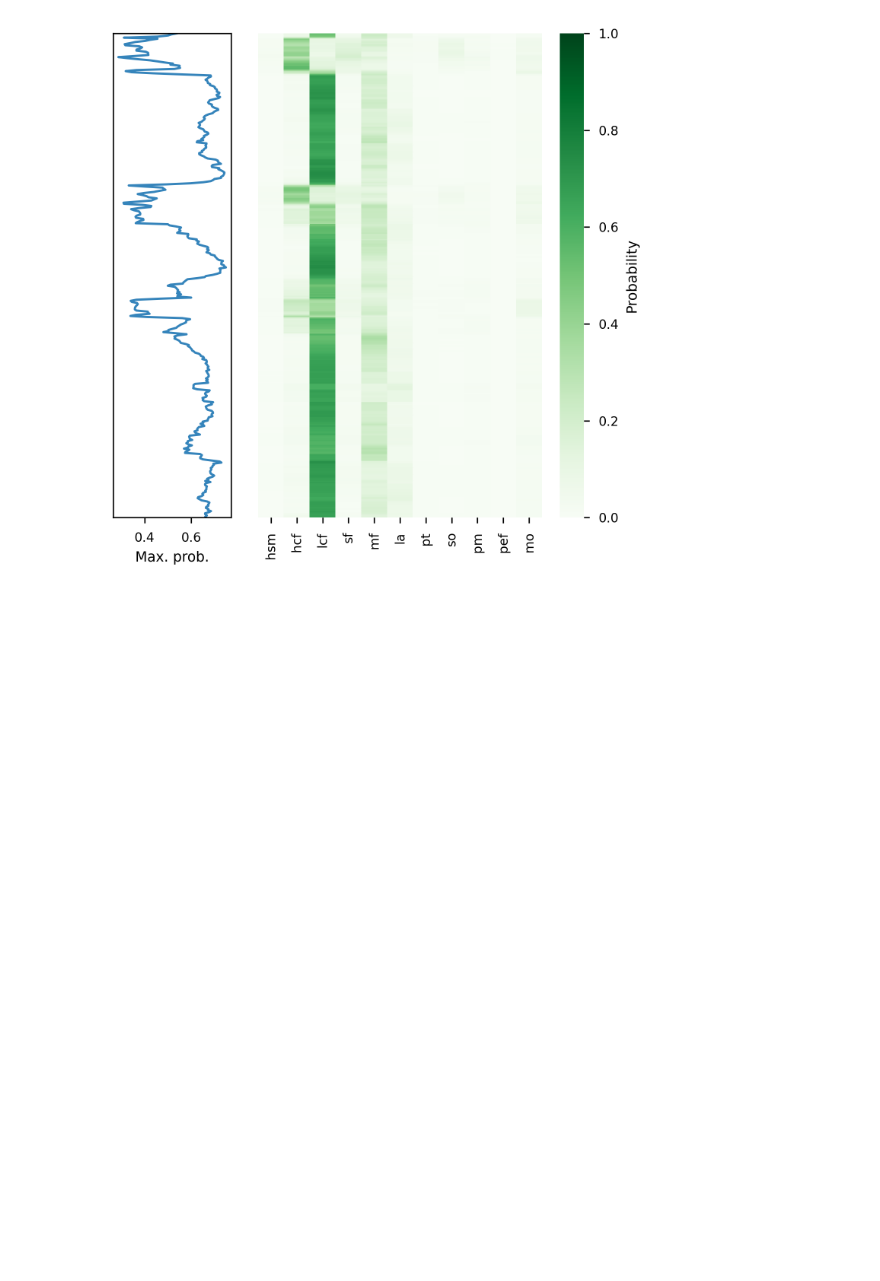
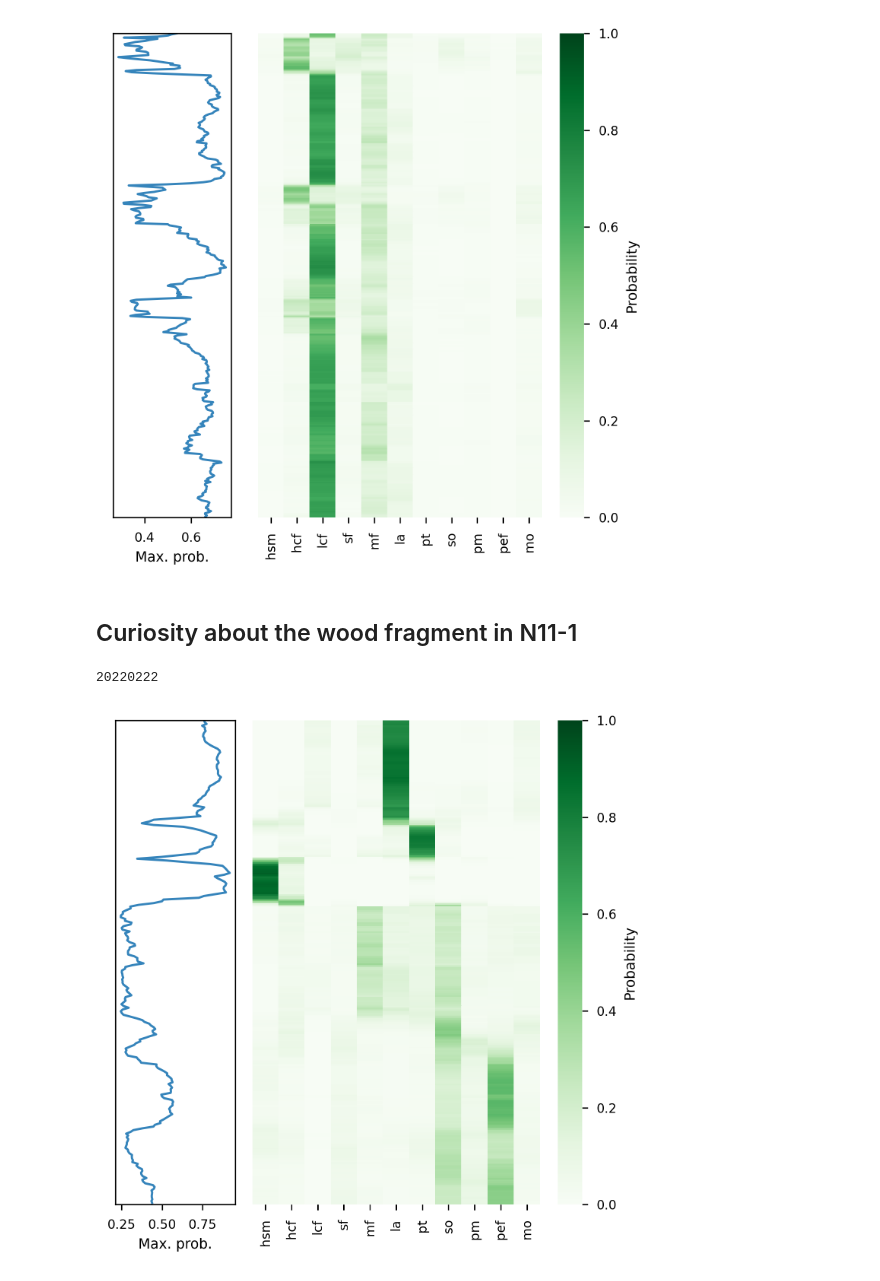
Before and after one commit to dispink/WASA-faciesXRF, a Jupyter notebook: ML_element_18.ipynb, the cells around one changed output. Saved outputs shown, nothing was run; the diff lists cells and outputs as text; code cells hidden in the pictures; blank space fills up the shorter version.

Commit message:
Check the probabilities in N11-1
It's just due to curiosity.
	modified:   ML_element_18.ipynb

```diff
--- a/ML_element_18.ipynb
+++ b/ML_element_18.ipynb
@@ -224,3 +224,26 @@ print(date)
 # %% [output]
 20220124
 [figure]
+# %% [markdown]
+## Curiosity about the wood fragment in N11-1
+# %%
+fig, axes = plt.subplots(1, 2, figsize=(5, 5), sharey='row', gridspec_kw={'width_ratios': [1, 3]})
+core_section = 'N11-1'
+X = compile_df.loc[compile_df.core_section == core_section, compile_df.columns[-11:]]
+
+axes[0].plot(X.apply(np.max, axis=1).values, range(len(X)), alpha=.9)
+axes[0].set_xlabel('Max. prob.')
+
+sns.heatmap(X, cmap='Greens', xticklabels=Facies, vmax=1, vmin=0,
+            yticklabels=False, ax=axes[1],
+            cbar_kws = {'label' : 'Probability', 'ticks': [0, 0.2, 0.4, 0.6, 0.8, 1]})
+
+axes[1].set_ylabel('')
+
+
+plt.tight_layout()
+#fig.savefig('results/r_demo_prob_roll+lr_{}_{}.png'.format(core_section, date))
+print(date)
+# %% [output]
+20220222
+[figure, added]
```
